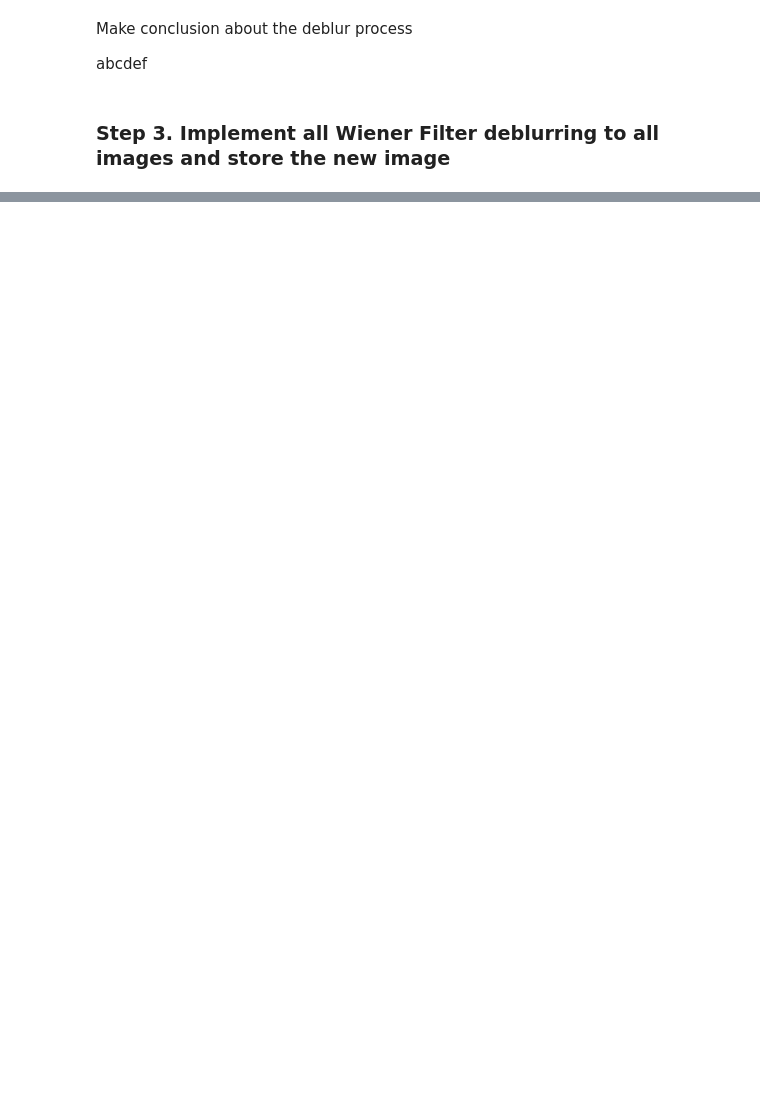
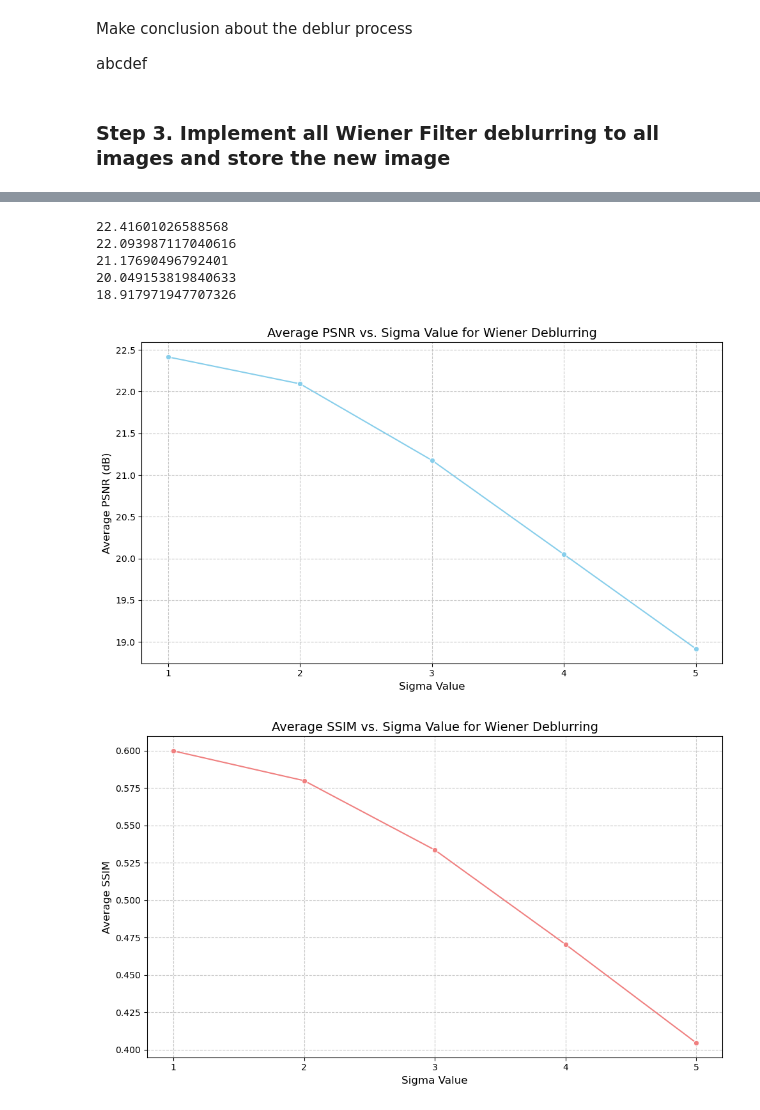
Before and after one commit to arifkuntow/computer_vision_assignment_1, a Jupyter notebook: notebooks/wiener_deblurring.ipynb, the cells around one changed output, grey strips where cells are left out. Saved outputs shown, nothing was run; the diff lists cells and outputs as text; code cells hidden in the pictures; blank space fills up the shorter version.

```diff
--- a/notebooks/wiener_deblurring.ipynb
+++ b/notebooks/wiener_deblurring.ipynb
@@ -305,0 +603,2 @@ Total execution time: 1046.76 seconds
+# %%
+set_balanced, list_sigma = 0.15, [1.0, 2.0, 3.0, 4.0, 5.0]
@@ -305,0 +651,56 @@ Total execution time: 1046.76 seconds
+# %%
+print(df_set_balanced_first['PSNR_deblur'].mean())
+print(df_set_balanced_second['PSNR_deblur'].mean())
+print(df_set_balanced_third['PSNR_deblur'].mean())
+print(df_set_balanced_fourth['PSNR_deblur'].mean())
+print(df_set_balanced_fith['PSNR_deblur'].mean())
+# %% [output]
+22.41601026588568
+22.093987117040616
+21.17690496792401
+20.049153819840633
+18.917971947707326
+# %%
+# Create a list of dataframes and their corresponding sigma values
+dfs_and_sigmas = [
+    (df_set_balanced_first, list_sigma[0]),
+    (df_set_balanced_second, list_sigma[1]),
+    (df_set_balanced_third, list_sigma[2]),
+    (df_set_balanced_fourth, list_sigma[3]),
+    (df_set_balanced_fith, list_sigma[4])
+]
+
+# Combine dataframes into a single dataframe for easier plotting
+combined_metrics = pd.DataFrame()
+for df, sigma_val in dfs_and_sigmas:
+    df_copy = df.copy()
+    df_copy['sigma'] = sigma_val
+    combined_metrics = pd.concat([combined_metrics, df_copy], ignore_index=True)
+
+# Calculate mean PSNR and SSIM for each sigma value
+mean_metrics_by_sigma = combined_metrics.groupby('sigma')[['PSNR_deblur', 'SSIM_deblur']].mean().reset_index()
+
+# Plotting PSNR vs. Sigma
+plt.figure(figsize=(10, 6))
+sns.lineplot(x='sigma', y='PSNR_deblur', data=mean_metrics_by_sigma, marker='o', color='skyblue')
+plt.title('Average PSNR vs. Sigma Value for Wiener Deblurring', fontsize=14)
+plt.xlabel('Sigma Value', fontsize=12)
+plt.ylabel('Average PSNR (dB)', fontsize=12)
+plt.grid(True, linestyle='--', alpha=0.7)
+plt.xticks(list_sigma)
+plt.tight_layout()
+plt.show()
+
+# Plotting SSIM vs. Sigma
+plt.figure(figsize=(10, 6))
+sns.lineplot(x='sigma', y='SSIM_deblur', data=mean_metrics_by_sigma, marker='o', color='lightcoral')
+plt.title('Average SSIM vs. Sigma Value for Wiener Deblurring', fontsize=14)
+plt.xlabel('Sigma Value', fontsize=12)
+plt.ylabel('Average SSIM', fontsize=12)
+plt.grid(True, linestyle='--', alpha=0.7)
+plt.xticks(list_sigma)
+plt.tight_layout()
+plt.show()
+# %% [output]
+[figure, added]
+[figure, added]
```
Also changed, not shown: parts of 23 cells of this notebook, 1 other file.
